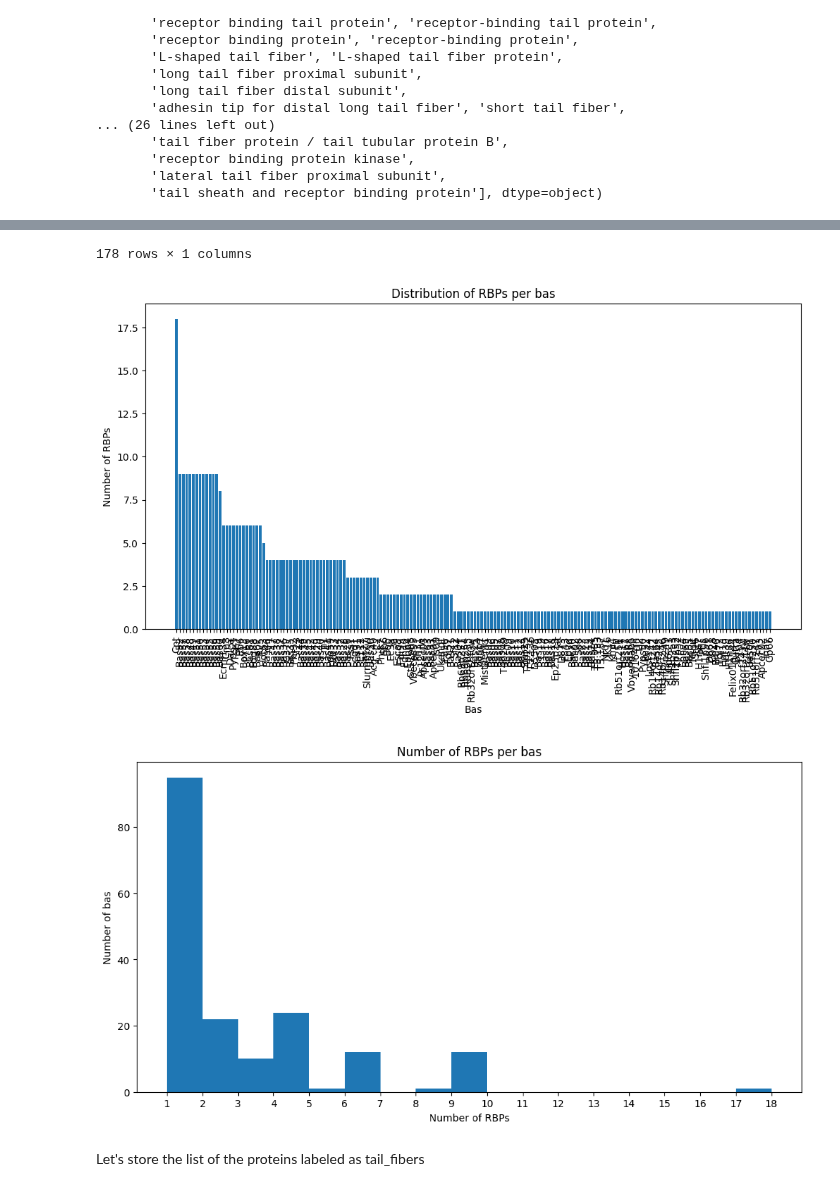
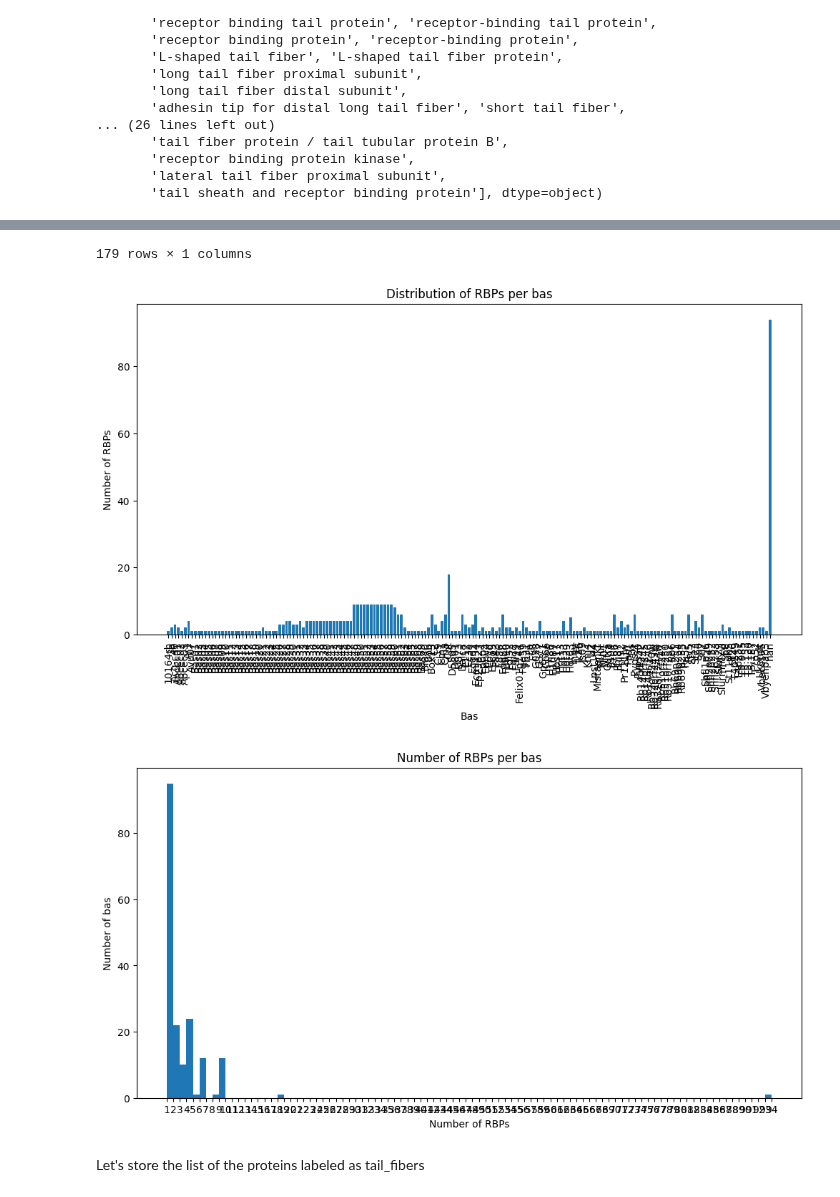
Before and after one commit to Drivahah/Predicting-phage-host-interaction-with-Language-Models, a Jupyter notebook: notebooks/02_regex_transform_data.ipynb, the cells around one changed output, grey strips where cells are left out. Drawn from its saved outputs; the diff is of its cells as text; code cells hidden in the pictures.

```diff
--- a/notebooks/02_regex_transform_data.ipynb
+++ b/notebooks/02_regex_transform_data.ipynb
@@ -129,6 +159,15 @@ display(basel_proteome.shape)
 | 0 | Bas01 | lcl|MZ501051.1_prot_QXV76132.1_1 | terminase small subunit | MSKAALKMGEGNFKALYNKKYGDIAMVAINRKY... |
 | 1 | Bas01 | lcl|MZ501051.1_prot_QXV76133.1_2 | hypothetical protein | MKGFIKLFIWYYLLTSISLCVFMLVVKLWLI |
 (35416, 4)
+# %%
+# Save unique bas in txt file
+basel_proteome['bas'].unique().tolist()
+# Convert all to string
+basel_proteome['bas'] = basel_proteome['bas'].astype(str).sort_values()
+
+with open(os.path.join(CLEAN_PATH, '2_basel_proteome_bas.txt'), 'w') as f:
+    for item in basel_proteome['bas'].unique().tolist():
+        f.write("%s\n" % item)
 # %% [markdown]
 ### 2.4 k12 proteome
 # %%
@@ -272,7 +311,10 @@ array(['lateral tail fiber protein', 'tail fiber protein',
 # Count occurences in RBPs for each bas
 RBPs_count = tail_fibers['bas'].value_counts().to_frame()
 # Display in descending order
-RBPs_count.sort_values(by=['count'], ascending=False, inplace=True)
+RBPs_count.sort_values(by=['bas'], ascending=True, inplace=True)
+
+# Save as xlsx
+RBPs_count.to_excel(os.path.join(CLEAN_PATH, '2_RBPs_count.xlsx'), index=True)
 display(RBPs_count)
 
 # Plot the distribution of RBPs per bas
@@ -313,6 +355,6 @@ plt.show()
-178 rows × 1 columns
+179 rows × 1 columns
-[figure, old version]
+[figure, new version]
-[figure, old version]
+[figure, new version]
 # %% [markdown]
 Let's store the list of the proteins labeled as tail_fibers
 # %%
```
Also changed, not shown: parts of 15 cells of this notebook, 1 other file.
